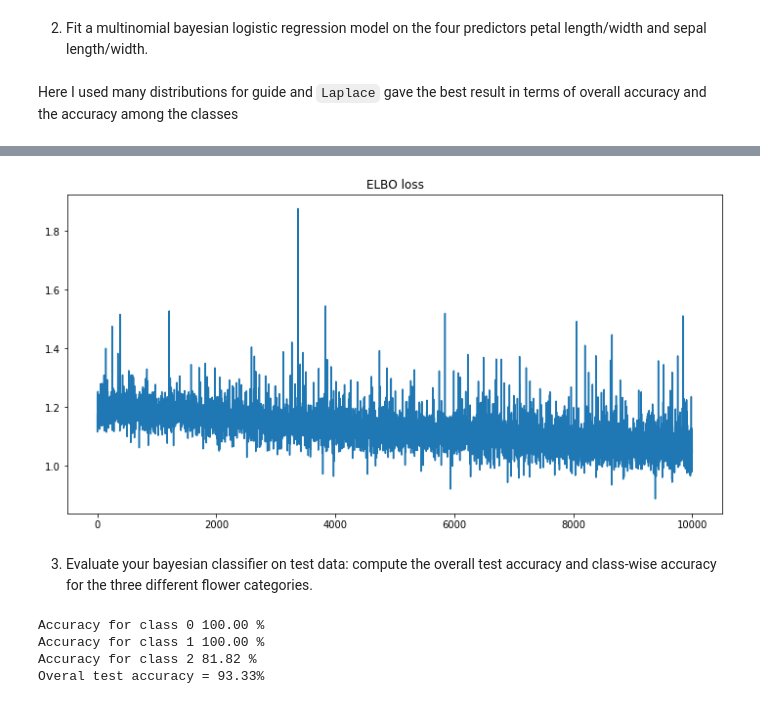
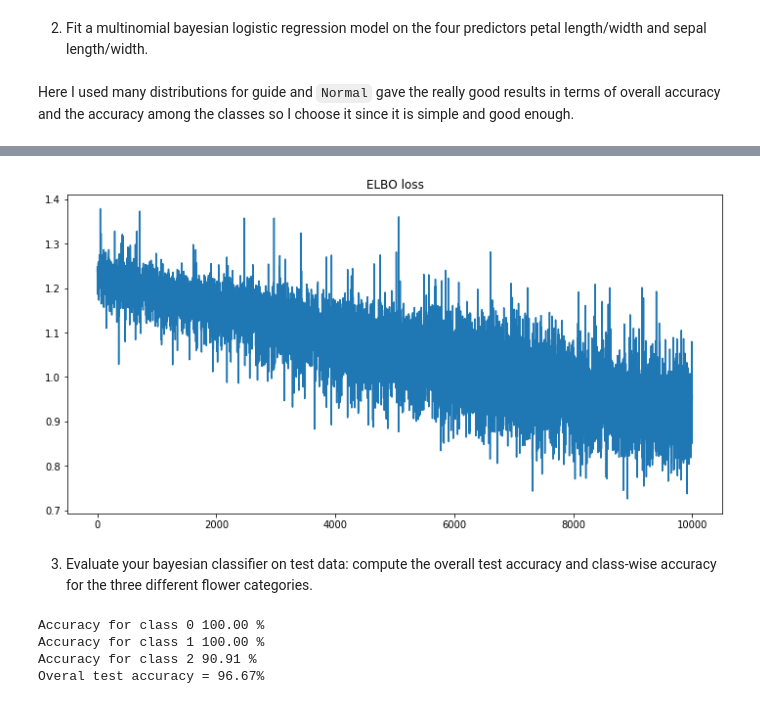
Before and after one commit to demirbilek95/statistical-machine-learning, a Jupyter notebook: homeworks/homework_06.ipynb, the cells around one changed output, grey strips where cells are left out. Drawn from its saved outputs; the diff is of its cells as text; code cells hidden in the pictures.

```diff
--- a/homeworks/homework_06.ipynb
+++ b/homeworks/homework_06.ipynb
@@ -319,8 +319,8 @@ pyro.set_rng_seed(42)
 # loading dataset
 iris = datasets.load_iris()
 
-# dataset normalization and OneHotEncoding
-iris_data = (iris.data - np.min(iris.data))/(np.max(iris.data)-np.min(iris.data))
+# dataset normalization
+iris_data = (iris.data - iris.data.min(axis=0))/(iris.data.max(axis=0)-iris.data.min(axis=0))
 # %%
 iris_data = torch.tensor(iris_data,dtype=torch.double)
 iris_target = torch.tensor(iris.target,dtype=torch.double)
@@ -330,7 +330,7 @@ X_train, X_test, y_train, y_test = train_test_split(iris_data, iris_target, test
 # %% [markdown]
 2. Fit a multinomial bayesian logistic regression model on the four predictors petal length/width and sepal length/width.
 # %% [markdown]
-Here I used many distributions for guide and `Laplace` gave the best result in terms of overall accuracy and the accuracy among the classes
+Here I used many distributions for guide and `Normal` gave the really good results in terms of overall accuracy and the accuracy among the classes so I choose it since it is simple and good enough.
 # %%
 # model and guide functions
 def log_reg_model(x, y):
@@ -363,7 +363,7 @@ def log_reg_guide(x, y=None):
 
     w_loc_zero = pyro.param("w_loc_zero", torch.rand(n_predictors))
     w_scale_zero = pyro.param("w_scale_zero", torch.rand(n_predictors), constraint=constraints.positive)
-    w_zero = pyro.sample("w_zero", dist.Laplace(w_loc_zero, w_scale_zero))
+    w_zero = pyro.sample("w_zero", dist.Normal(w_loc_zero, w_scale_zero))
 
     b_loc_zero = pyro.param("b_loc_zero", torch.rand(1))
     b_scale_zero = pyro.param("b_scale_zero", torch.rand(1), constraint=constraints.positive)
@@ -371,7 +371,7 @@ def log_reg_guide(x, y=None):
 
     w_loc_one = pyro.param("w_loc_one", torch.rand(n_predictors))
     w_scale_one = pyro.param("w_scale_one", torch.rand(n_predictors), constraint=constraints.positive)
-    w_one = pyro.sample("w_one", dist.Laplace(w_loc_one, w_scale_one))
+    w_one = pyro.sample("w_one", dist.Normal(w_loc_one, w_scale_one))
 
     b_loc_one = pyro.param("b_loc_one", torch.rand(1))
     b_scale_one = pyro.param("b_scale_one", torch.rand(1), constraint=constraints.positive)
@@ -379,7 +379,7 @@ def log_reg_guide(x, y=None):
 
     w_loc_two = pyro.param("w_loc_two", torch.rand(n_predictors))
     w_scale_two = pyro.param("w_scale_two", torch.rand(n_predictors), constraint=constraints.positive)
-    w_two = pyro.sample("w_two", dist.Laplace(w_loc_two, w_scale_two))
+    w_two = pyro.sample("w_two", dist.Normal(w_loc_two, w_scale_two))
 
     b_loc_two = pyro.param("b_loc_two", torch.rand(1))
     b_scale_two = pyro.param("b_scale_two", torch.rand(1), constraint=constraints.positive)
@@ -416,2 +416,2 @@ Step 9000 : loss = 1.0551129989547
-[figure, old version]
+[figure, new version]
 # %%
@@ -462,6 +462,6 @@ print(f"Overal test accuracy = {correct_predictions_final/len(X_test)*100:.2f}%"
 # %% [output]
 Accuracy for class 0 100.00 %
 Accuracy for class 1 100.00 %
-Accuracy for class 2 81.82 %
-Overal test accuracy = 93.33%
+Accuracy for class 2 90.91 %
+Overal test accuracy = 96.67%
 # %% [markdown]
```
Also changed, not shown: parts of 22 cells of this notebook, 2 other files.
